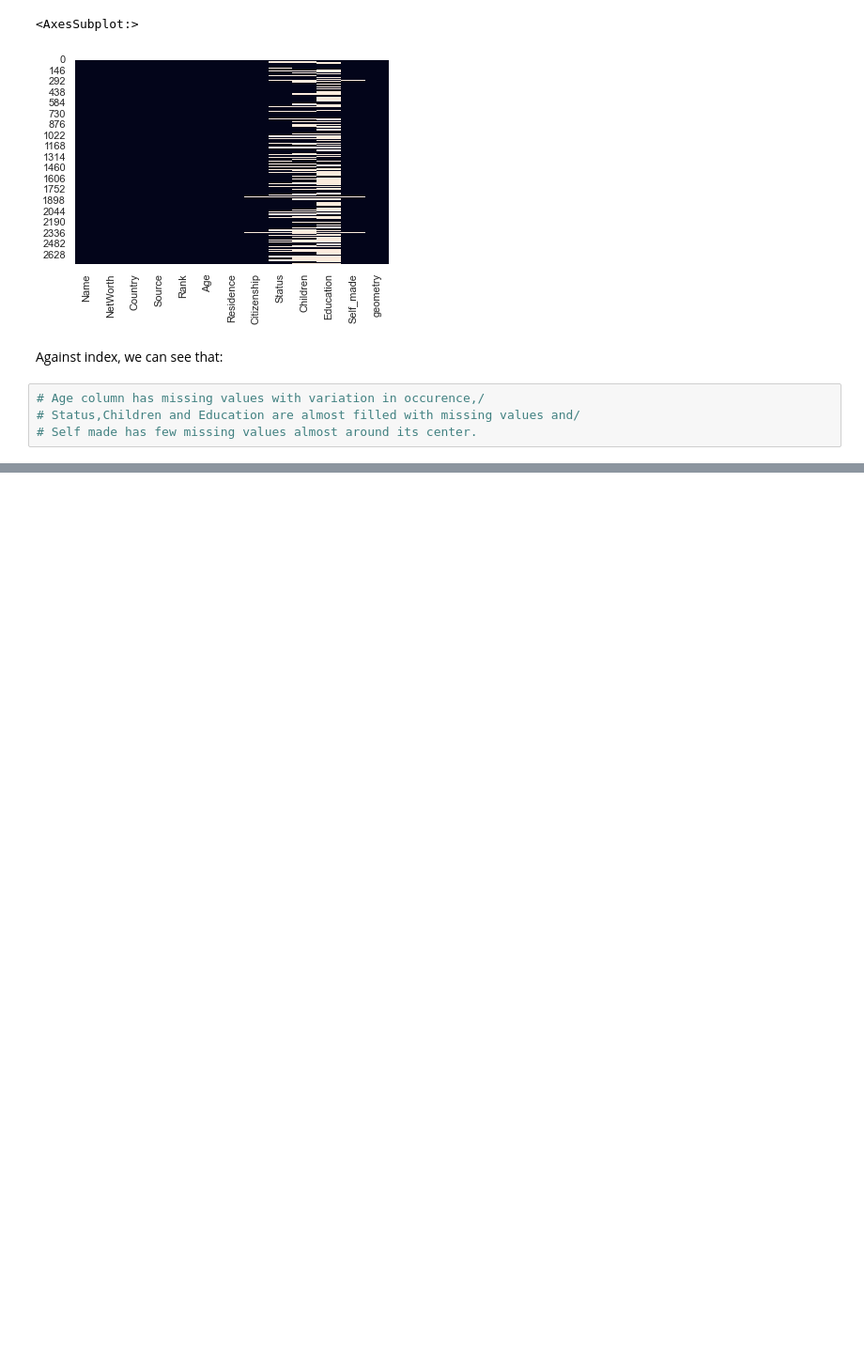
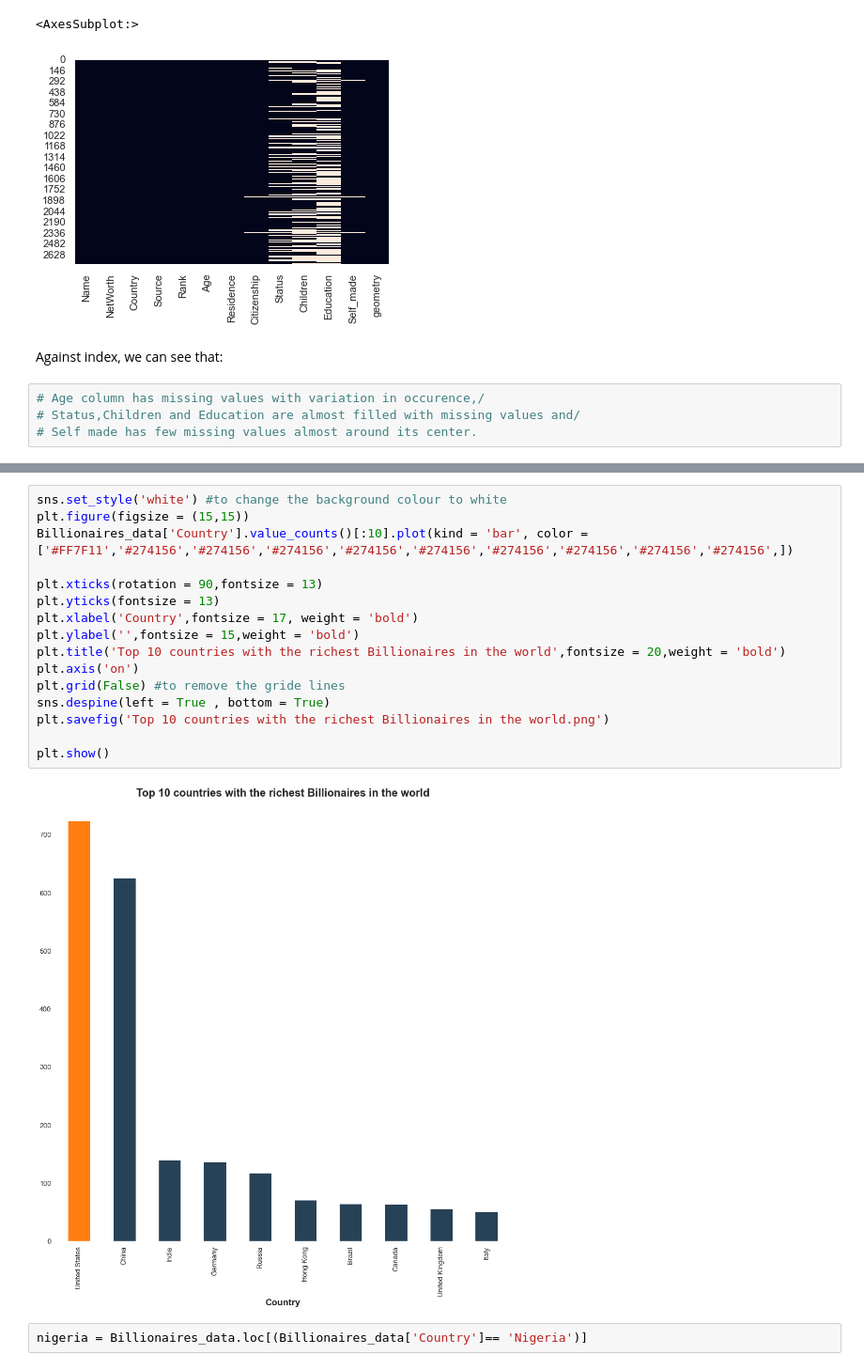
Before and after one commit to Rishiraj-singh7/World-Billionaires, a Jupyter notebook: main.ipynb, the cells around one changed output, grey strips where cells are left out. Shown at 94% size. Cells and saved outputs as stored; diff of their text form; blank space fills up the shorter version.

```diff
--- a/main.ipynb
+++ b/main.ipynb
@@ -144,0 +209,20 @@ Against index, we can see that:
+# %%
+sns.set_style('white') #to change the background colour to white
+plt.figure(figsize = (15,15))
+Billionaires_data['Country'].value_counts()[:10].plot(kind = 'bar', color = ['#FF7F11','#274156','#274156','#274156','#274156','#274156','#274156','#274156','#274156','#274156',])
+
+plt.xticks(rotation = 90,fontsize = 13)
+plt.yticks(fontsize = 13)
+plt.xlabel('Country',fontsize = 17, weight = 'bold')
+plt.ylabel('',fontsize = 15,weight = 'bold')
+plt.title('Top 10 countries with the richest Billionaires in the world',fontsize = 20,weight = 'bold')
+plt.axis('on')
+plt.grid(False) #to remove the gride lines
+sns.despine(left = True , bottom = True)
+plt.savefig('Top 10 countries with the richest Billionaires in the world.png')
+
+plt.show()
+# %% [output]
+[figure, added]
+# %%
+nigeria = Billionaires_data.loc[(Billionaires_data['Country']== 'Nigeria')]
```
Also changed, not shown: parts of 15 cells of this notebook, 4 other files.
